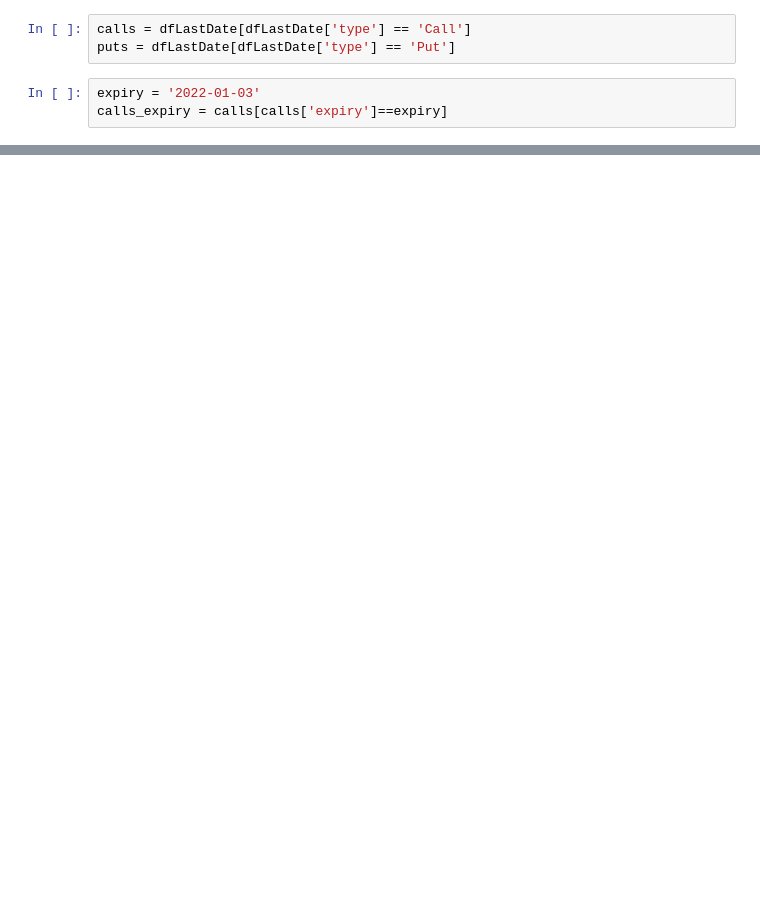
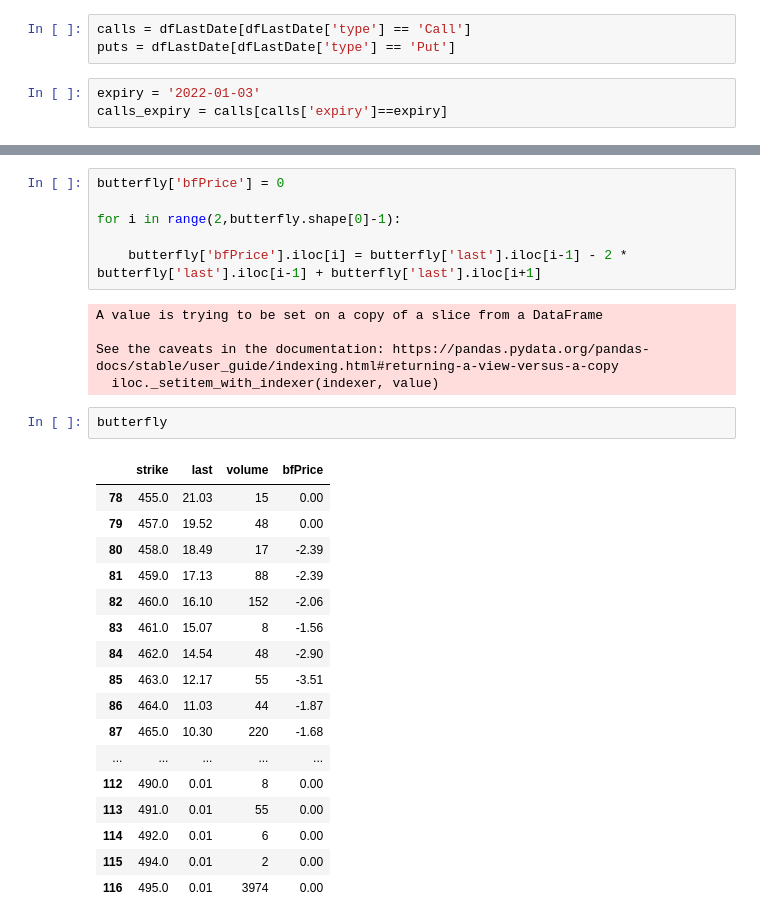
Before and after one commit to pmnry/VolSurf, a Jupyter notebook: VolatilitySurface.ipynb, the cells around one changed output, grey strips where cells are left out. Saved outputs shown, nothing was run; the diff lists cells and outputs as text; blank space fills up the shorter version.

```diff
--- a/VolatilitySurface.ipynb
+++ b/VolatilitySurface.ipynb
@@ -94,0 +111,31 @@ sns.lineplot(data=calls_expiry, x='strike', y='iv')
+# %%
+butterfly['bfPrice'] = 0
+
+for i in range(2,butterfly.shape[0]-1):
+
+    butterfly['bfPrice'].iloc[i] = butterfly['last'].iloc[i-1] - 2 * butterfly['last'].iloc[i-1] + butterfly['last'].iloc[i+1]
+# %% [output]
+A value is trying to be set on a copy of a slice from a DataFrame
+
+See the caveats in the documentation: https://pandas.pydata.org/pandas-docs/stable/user_guide/indexing.html#returning-a-view-versus-a-copy
+  iloc._setitem_with_indexer(indexer, value)
+# %%
+butterfly
+# %% [output]
+|  | strike | last | volume | bfPrice |
+| 78 | 455.0 | 21.03 | 15 | 0.00 |
+| 79 | 457.0 | 19.52 | 48 | 0.00 |
+| 80 | 458.0 | 18.49 | 17 | -2.39 |
+| 81 | 459.0 | 17.13 | 88 | -2.39 |
+| 82 | 460.0 | 16.10 | 152 | -2.06 |
+| 83 | 461.0 | 15.07 | 8 | -1.56 |
+| 84 | 462.0 | 14.54 | 48 | -2.90 |
+| 85 | 463.0 | 12.17 | 55 | -3.51 |
+| 86 | 464.0 | 11.03 | 44 | -1.87 |
+| 87 | 465.0 | 10.30 | 220 | -1.68 |
+| ... | ... | ... | ... | ... |
+| 112 | 490.0 | 0.01 | 8 | 0.00 |
+| 113 | 491.0 | 0.01 | 55 | 0.00 |
+| 114 | 492.0 | 0.01 | 6 | 0.00 |
+| 115 | 494.0 | 0.01 | 2 | 0.00 |
+| 116 | 495.0 | 0.01 | 3974 | 0.00 |
```
Also changed, not shown: parts of 9 cells of this notebook.
